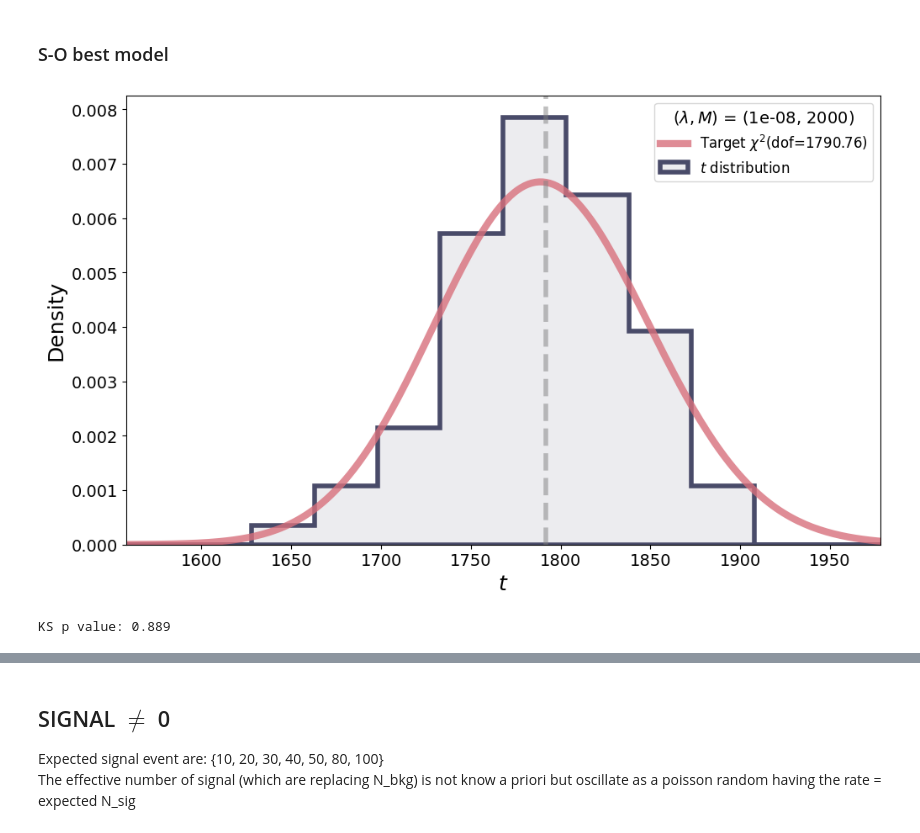
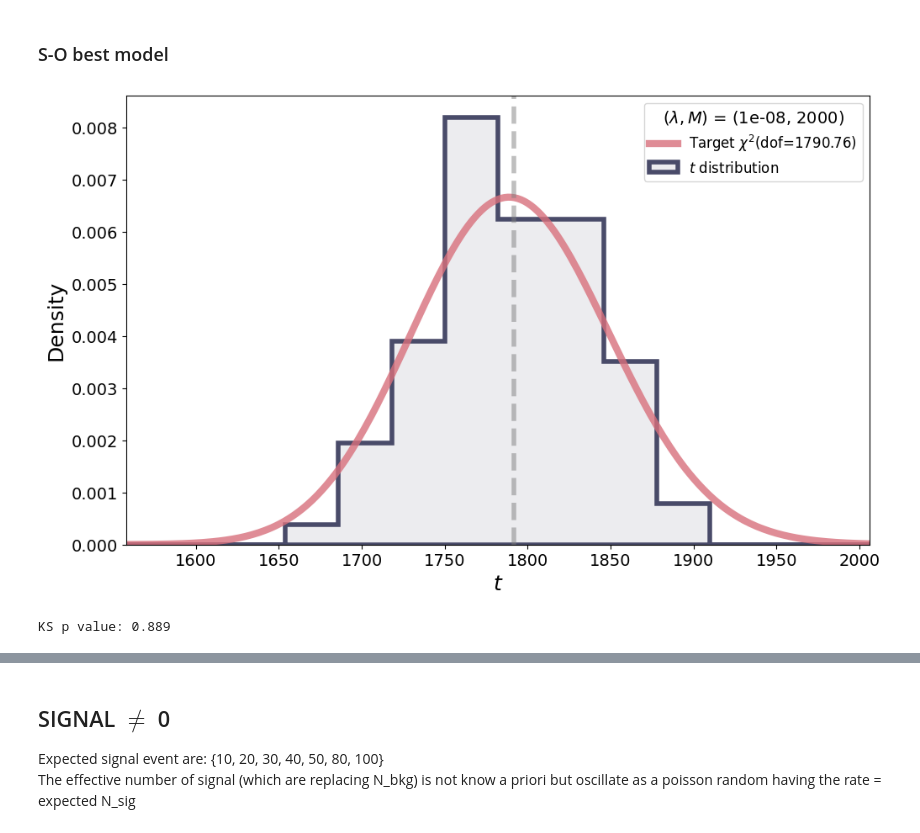
Before and after one commit to PietroCappelli/NPLM-Falkon, a Jupyter notebook: creditcard_study/output_analysis_new.ipynb, the cells around one changed output, grey strips where cells are left out. Drawn from its saved outputs; the diff is of its cells as text; code cells hidden in the pictures.

```diff
--- a/creditcard_study/output_analysis_new.ipynb
+++ b/creditcard_study/output_analysis_new.ipynb
@@ -322,7 +330,7 @@ with open('../output/bank_data/Shape_only/2024_3_8_18_40_ref_5000_bkg_1000_sig_0
     t_ref_final = np.array([float(row.split()[0]) for row in f])
 
 df_fit_SO, loc, scale = chi2.fit(t_ref_final, floc=0, fscale=1)
-t_ref_bins  = np.arange(int(np.min(t_ref_final))-100, int(np.max(t_ref_final))+100, 35)
+t_ref_bins  = np.arange(int(np.min(t_ref_final))-100, int(np.max(t_ref_final))+100, 32)
 xgrid_ref   = np.arange(int(np.min(t_ref_final))-100, int(np.max(t_ref_final))+100, 2)
 
 ref_chi2 = chi2(df=df_fit_SO)
@@ -342,32 +350,32 @@ plot_one_t(
     err_capthick    = 4,
     err_color       = "black",
     figsize         = (10, 6),
     fontsize        = 18,
     cms             = False,
     cms_label       = "",
     cms_rlabel      = "",
     hist_ecolor     = ("#494B69", 1.0),
     hist_fcolor     = ("#494B69", 0.1),
     chi2_color      = ("#D8707C", 0.8),
     hist_lw         = 4,
     chi2_lw         = 6,
     hist_type       = "stepfilled",
     hist_label      = "$\it{t}$ distribution",
     chi2_label      = "Target $\chi^2$(dof=%.2f)"%(df_fit_SO),
     xlabel          = r"$t$",
     ylabel          = "Density",
     show_plot       = True,
     save_plot       = False,
     plot_name       = "t_distribution_"+str(l)+"_"+str(M),
     plot_path       = "",
     plot_format     = "png",
     return_fig      = False,
     plot_params     = True,
     hyperparams     = str(l)+", "+str(M),
 )
 
 _, ks_p_value = stats.kstest(t_ref_final, "chi2", args=(df_fit_SO,))
 print("KS p value:", np.around(ks_p_value, 4))
 # %% [output]
-[figure, old version]
+[figure, new version]
 KS p value: 0.889
```
Also changed, not shown: parts of 19 cells of this notebook, 4 other files.
